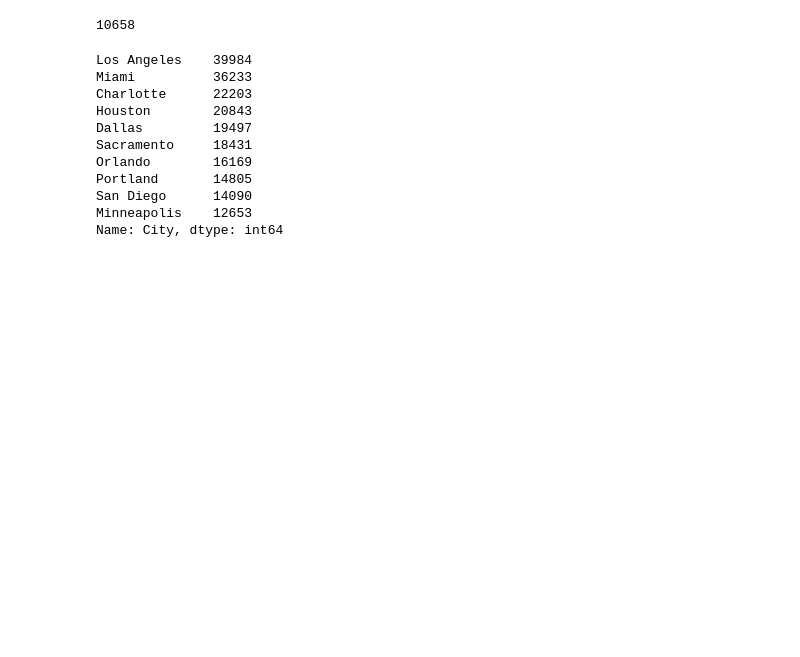
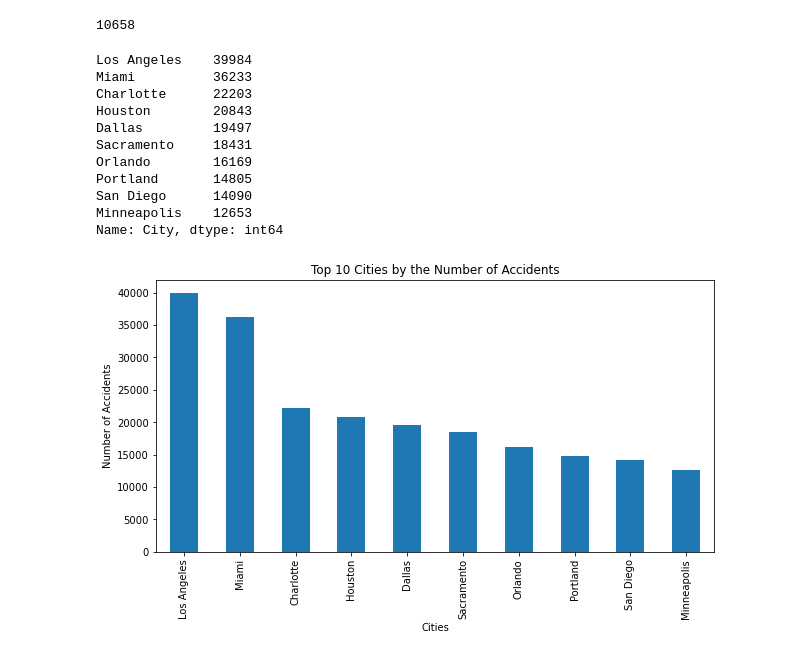
Before and after one commit to AlekseiPronin/FinalProject_DataAnalysis_US_Accidents, a Jupyter notebook: EDA.ipynb, the cells around one changed output. Cells and saved outputs as stored; diff of their text form; code cells hidden in the pictures; blank space fills up the shorter version.

Commit message:
plots added

```diff
--- a/EDA.ipynb
+++ b/EDA.ipynb
@@ -115,3 +115,12 @@ Portland       14805
 San Diego      14090
 Minneapolis    12653
 Name: City, dtype: int64
+# %%
+# Visualising top 10 cities by the number of accidents
+fig, ax = plt.subplots(figsize=(10,5))
+accidents_by_cities[:10].plot(kind='bar')
+plt.xlabel('Cities')
+plt.ylabel('Number of Accidents')
+plt.title('Top 10 Cities by the Number of Accidents');
+# %% [output]
+[figure, added]
```
Also changed, not shown: parts of 12 cells of this notebook.
